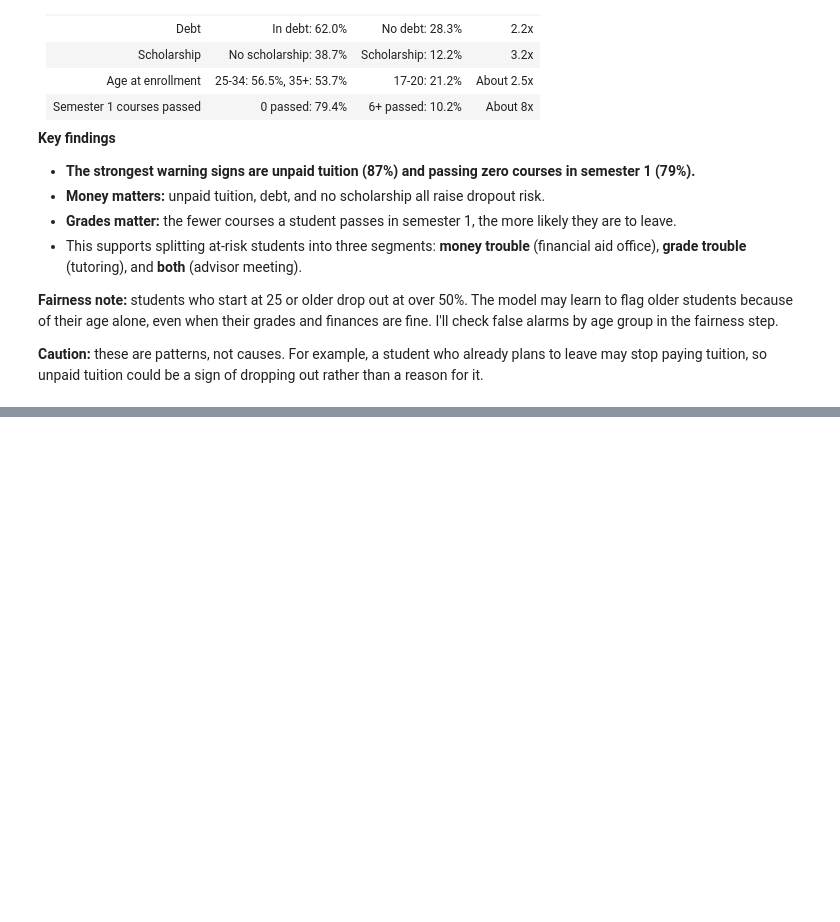
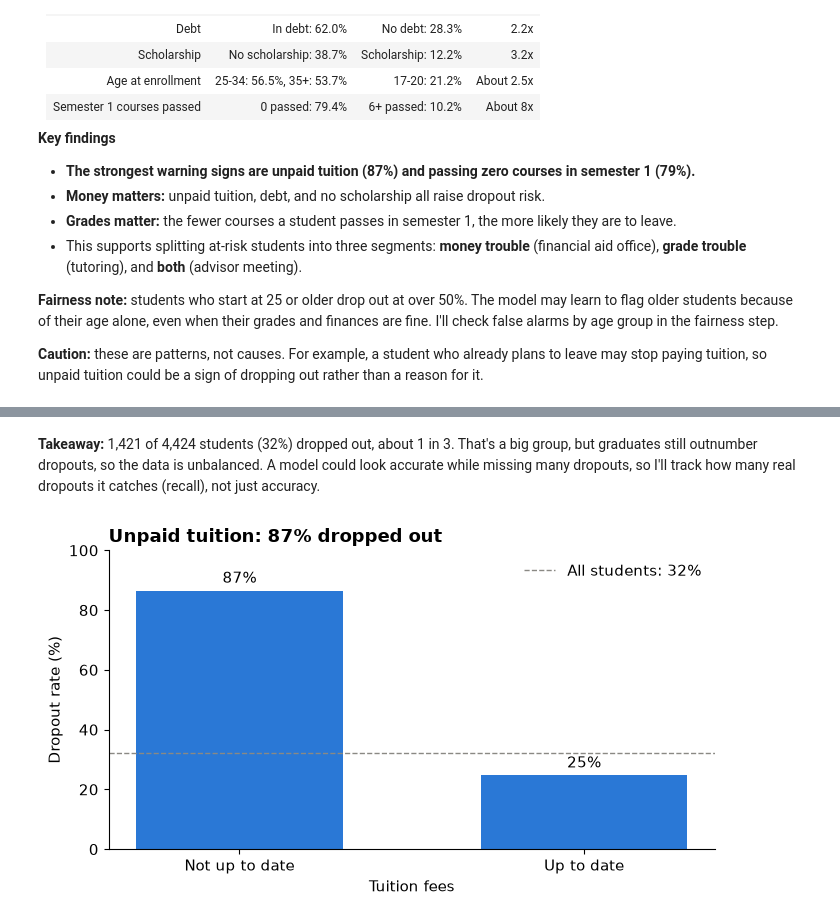
Before and after one commit to asthram08/student-dropout-risk-fairness, a Jupyter notebook: notebooks/01_explore.ipynb, the cells around one changed output, grey strips where cells are left out. Cells and saved outputs as stored; diff of their text form; code cells hidden in the pictures; blank space fills up the shorter version.

```diff
--- a/notebooks/01_explore.ipynb
+++ b/notebooks/01_explore.ipynb
@@ -232,0 +283,8 @@ About 1 in 3 students (32%) dropped out overall, but the rate varies a lot by gr
+# %% [markdown]
+**Takeaway:** 1,421 of 4,424 students (32%) dropped out, about 1 in 3. That's a big group, but graduates still outnumber dropouts, so the data is unbalanced. A model could look accurate while missing many dropouts, so I'll track how many real dropouts it catches (recall), not just accuracy.
+# %%
+rates = df.groupby('Tuition fees up to date')['dropout'].mean() * 100
+rates.index = rates.index.map({0: 'Not up to date', 1: 'Up to date'})
+rate_chart(rates, 'Unpaid tuition: 87% dropped out', 'Tuition fees', '2_tuition.png')
+# %% [output]
+[figure, added]
```
Also changed, not shown: parts of 13 cells of this notebook, 6 other files.
